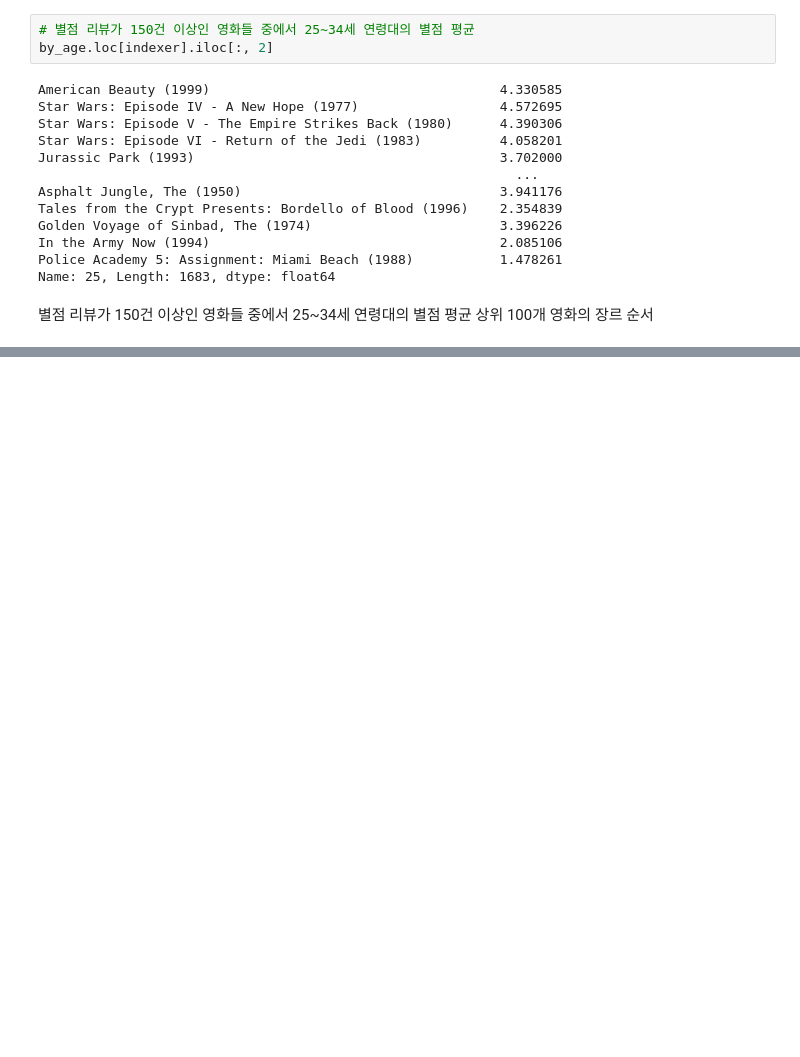
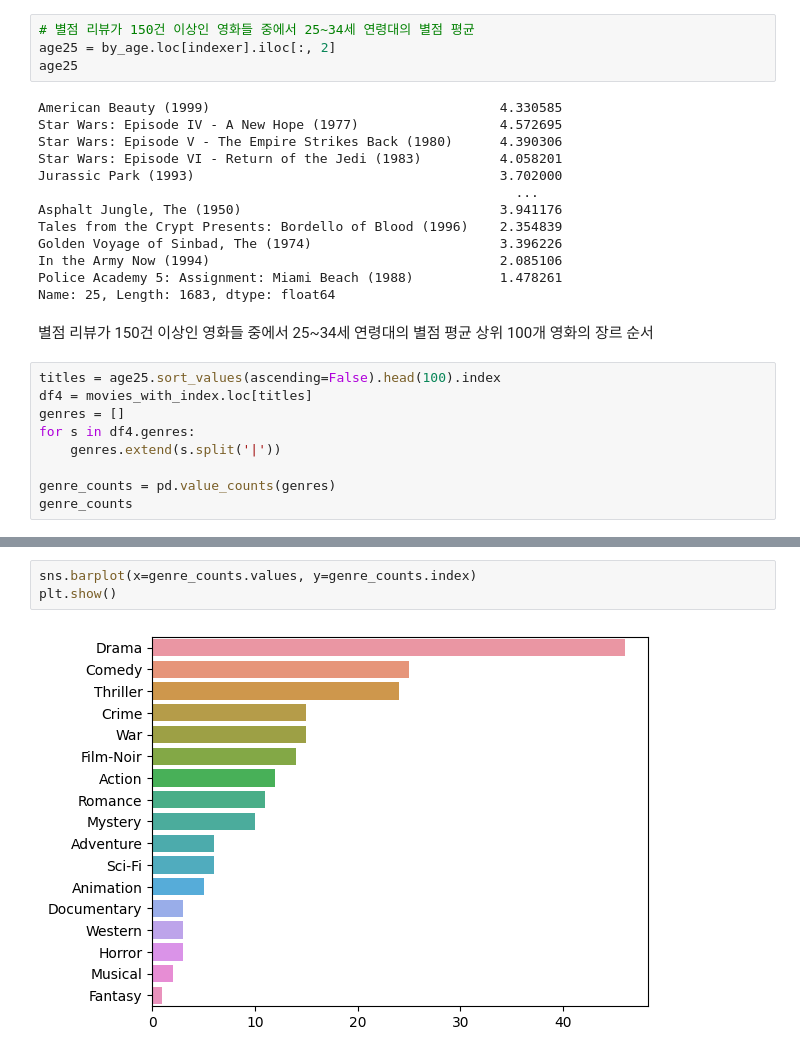
Before and after one commit to kiminhonawa/python, a Jupyter notebook: py20_movielens.ipynb, the cells around one changed output, grey strips where cells are left out. Saved outputs shown, nothing was run; the diff lists cells and outputs as text; blank space fills up the shorter version.

```diff
--- a/py20_movielens.ipynb
+++ b/py20_movielens.ipynb
@@ -1032,7 +1032,8 @@ by_age
 3706 rows × 7 columns
 # %%
 # 별점 리뷰가 150건 이상인 영화들 중에서 25~34세 연령대의 별점 평균
-by_age.loc[indexer].iloc[:, 2]
+age25 = by_age.loc[indexer].iloc[:, 2]
+age25
 # %% [output]
 American Beauty (1999)                                     4.330585
 Star Wars: Episode IV - A New Hope (1977)                  4.572695
@@ -1048,3 +1049,12 @@ Police Academy 5: Assignment: Miami Beach (1988)           1.478261
 Name: 25, Length: 1683, dtype: float64
 # %% [markdown]
 별점 리뷰가 150건 이상인 영화들 중에서 25~34세 연령대의 별점 평균 상위 100개 영화의 장르 순서
+# %%
+titles = age25.sort_values(ascending=False).head(100).index
+df4 = movies_with_index.loc[titles]
+genres = []
+for s in df4.genres:
+    genres.extend(s.split('|'))
+
+genre_counts = pd.value_counts(genres)
+genre_counts
@@ -1050,0 +1080,5 @@ Name: 25, Length: 1683, dtype: float64
+# %%
+sns.barplot(x=genre_counts.values, y=genre_counts.index)
+plt.show()
+# %% [output]
+[figure, added]
```
Also changed, not shown: parts of 2 cells of this notebook.
